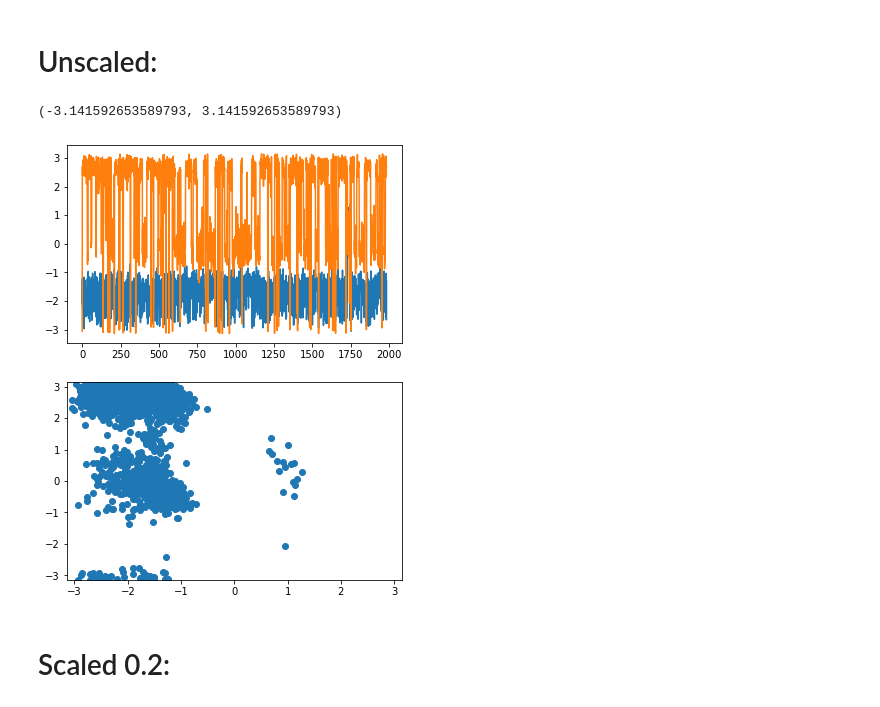
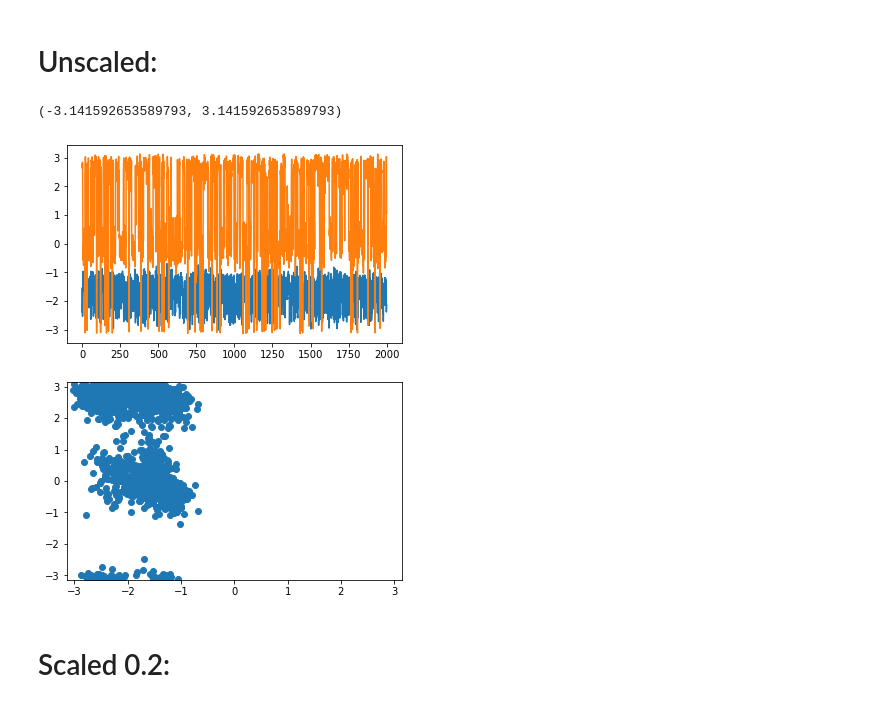
Before and after one commit to ljmartin/gst, a Jupyter notebook: analysis.ipynb, the cells around one changed output. Cells and saved outputs as stored; diff of their text form; code cells hidden in the pictures.

```diff
--- a/analysis.ipynb
+++ b/analysis.ipynb
@@ -8,16 +8,16 @@ import pandas as pd
 # %%
 traj = md.load_dcd('./dialanine/diala_normal_traj.dcd', top='./dialanine/alanine-dipeptide-implicit.pdb')
 indices = np.array([[4, 6, 8, 14],[6, 8, 14, 16]])
-dihedrals_normal = mdtraj.compute_dihedrals(traj[:2000], indices, periodic=True)
+dihedrals_normal = md.compute_dihedrals(traj[:2000], indices, periodic=True)
 fig, ax = plt.subplots(2,1)
 fig.set_figheight(8)
 ax[0].plot(dihedrals_normal)
 ax[1].scatter(dihedrals_normal[:,0], dihedrals_normal[:,1])
 ax[1].set_ylim(-np.pi, np.pi)
 ax[1].set_xlim(-np.pi, np.pi)
 # %% [output]
 (-3.141592653589793, 3.141592653589793)
-[figure, old version]
+[figure, new version]
 # %% [markdown]
 # Scaled 0.2:
 # %%
```
Also changed, not shown: 4 other files.
